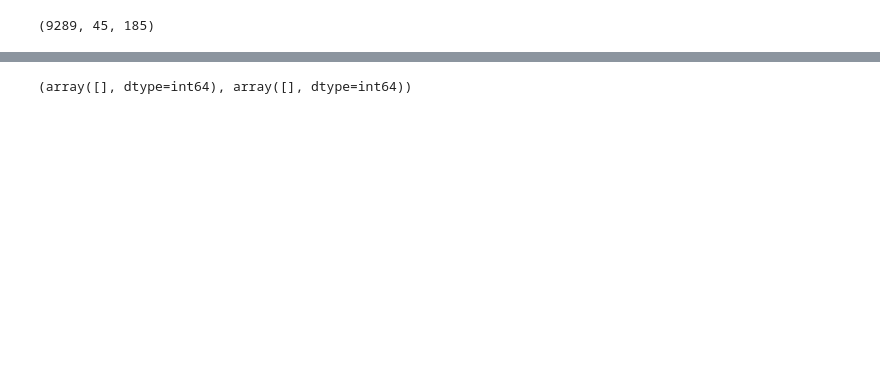
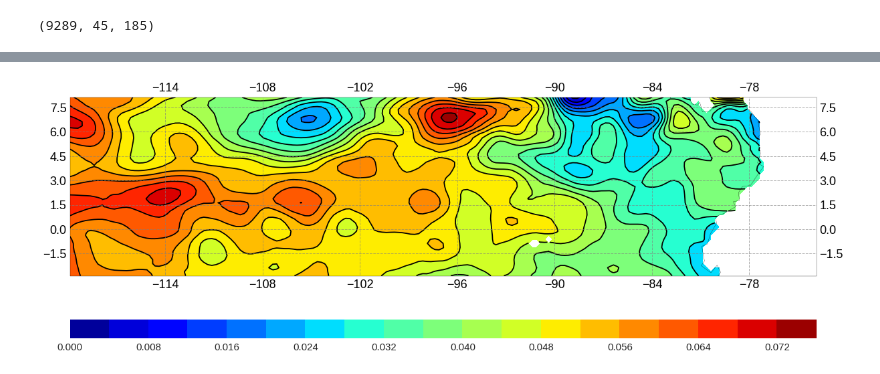
Before and after one commit to FrankAyalaC/Nivel-del-mar-en-Buenaventura, a Jupyter notebook: Scripts/Clases de datos/Tarea 2.ipynb, the cells around one changed output, grey strips where cells are left out. Saved outputs shown, nothing was run; the diff lists cells and outputs as text; code cells hidden in the pictures; blank space fills up the shorter version.

```diff
--- a/Scripts/Clases de datos/Tarea 2.ipynb
+++ b/Scripts/Clases de datos/Tarea 2.ipynb
@@ -119,2 +254,2 @@ A=np.reshape(sla_copy,(len(time),len(lon)*len(lat)))
 # %%
-A_copy=np.copy(A)
+verify=np.copy(fila1_A)
@@ -128,2 +255,0 @@ mat=np.ones((len(time),(len(lon)*len(lat))))*np.nan
-# %%
-verify=np.copy((A_copy[0]))
@@ -146,6 +263,0 @@ NameError: name 'Vh' is not defined
-# %%
-for i in range(A_copy.shape[1]):
-    if np.isnan(A_copy[:,i]).any()==False:
-        A_copy[:,i]=Vh[0,i]
-# %% [output]
-(array([], dtype=int64), array([], dtype=int64))
@@ -153,0 +264,19 @@ A_fill=np.delete(A,idx,1)
+# %%
+EOF=verify.reshape([len(lat),len(lon)])
+# %%
+fig=plt.figure(figsize=(20,20))
+ax=fig.add_subplot(projection=ccrs.PlateCarree())
+x,y=np.meshgrid(lon,lat)
+cf=ax.contourf(x,y,EOF,20,transform=ccrs.PlateCarree(),cmap="jet")
+ct=ax.contour(x,y,EOF,20,transform=ccrs.PlateCarree(),colors='k')
+gl = ax.gridlines(crs=ccrs.PlateCarree(), draw_labels=True,
+                  linewidth=1, color='gray', alpha=0.6, linestyle='--')
+gl.xlabel_style = {'size': 18, 'color': 'black'}
+gl.ylabel_style = {'size': 18, 'color': 'black'}
+ax.coastlines()
+cbar=plt.colorbar(cf,orientation="horizontal",fraction=0.1, pad=0.06,aspect=40)
+cbar.ax.tick_params(labelsize=15)
+
+plt.show()
+# %% [output]
+[figure, added]
```
Also changed, not shown: parts of 52 cells of this notebook, 2 other files.
